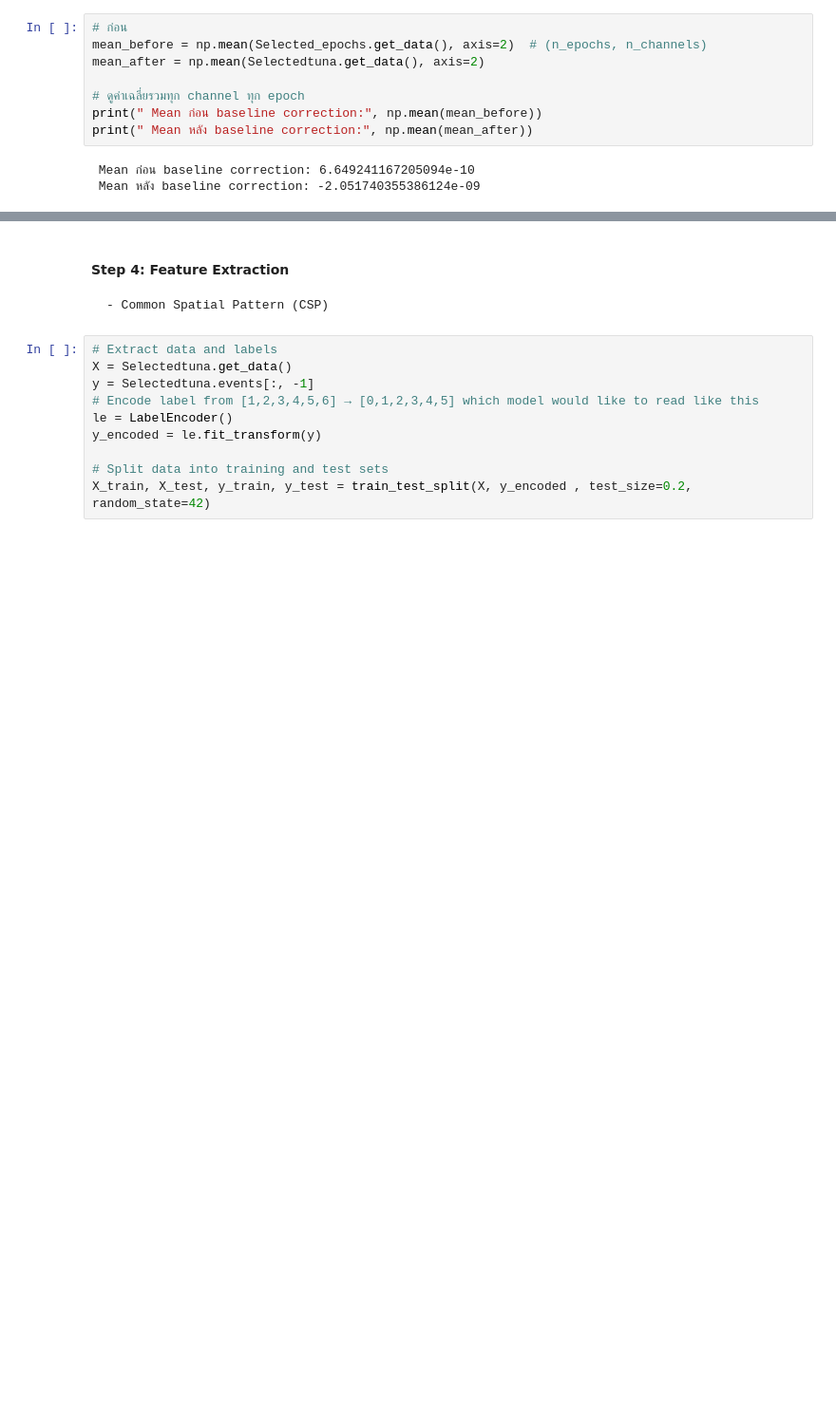
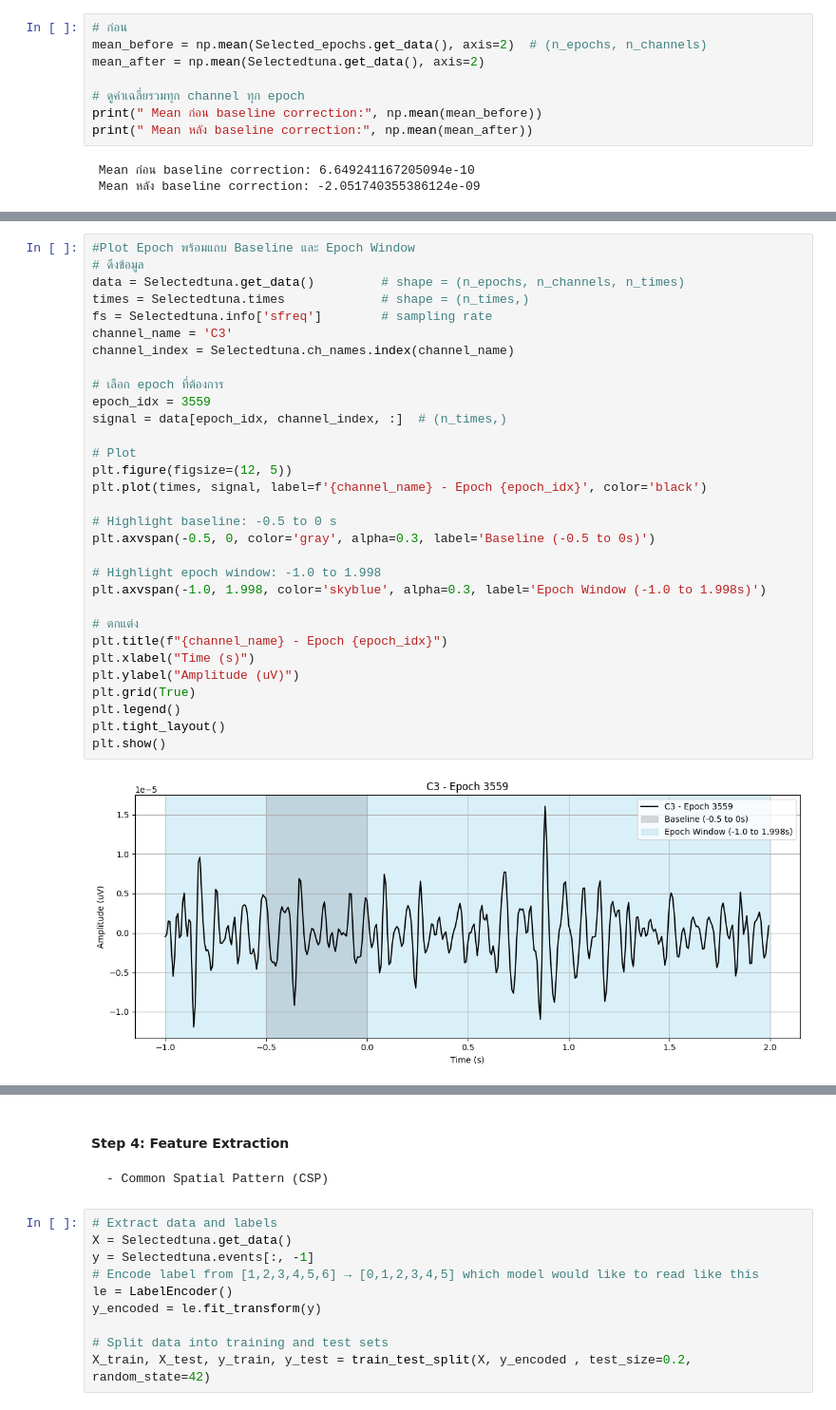
Before and after one commit to CharlotteXIII/StudioV_opentopics, a Jupyter notebook: Experiment_on_6_Subjects/2Class_6S.ipynb, the cells around one changed output, grey strips where cells are left out. Shown at 95% size. Saved outputs shown, nothing was run; the diff lists cells and outputs as text; blank space fills up the shorter version.

```diff
--- a/Experiment_on_6_Subjects/2Class_6S.ipynb
+++ b/Experiment_on_6_Subjects/2Class_6S.ipynb
@@ -481,0 +534,33 @@ print(" Mean หลัง baseline correction:", np.mean(mean_after))
+# %%
+#Plot Epoch พร้อมแถบ Baseline และ Epoch Window
+# ดึงข้อมูล
+data = Selectedtuna.get_data()         # shape = (n_epochs, n_channels, n_times)
+times = Selectedtuna.times             # shape = (n_times,)
+fs = Selectedtuna.info['sfreq']        # sampling rate
+channel_name = 'C3'
+channel_index = Selectedtuna.ch_names.index(channel_name)
+
+# เลือก epoch ที่ต้องการ
+epoch_idx = 3559
+signal = data[epoch_idx, channel_index, :]  # (n_times,)
+
+# Plot
+plt.figure(figsize=(12, 5))
+plt.plot(times, signal, label=f'{channel_name} - Epoch {epoch_idx}', color='black')
+
+# Highlight baseline: -0.5 to 0 s
+plt.axvspan(-0.5, 0, color='gray', alpha=0.3, label='Baseline (-0.5 to 0s)')
+
+# Highlight epoch window: -1.0 to 1.998
+plt.axvspan(-1.0, 1.998, color='skyblue', alpha=0.3, label='Epoch Window (-1.0 to 1.998s)')
+
+# ตกแต่ง
+plt.title(f"{channel_name} - Epoch {epoch_idx}")
+plt.xlabel("Time (s)")
+plt.ylabel("Amplitude (uV)")
+plt.grid(True)
+plt.legend()
+plt.tight_layout()
+plt.show()
+# %% [output]
+[figure, added]
```
Also changed, not shown: parts of 18 cells of this notebook, 4 other files.
